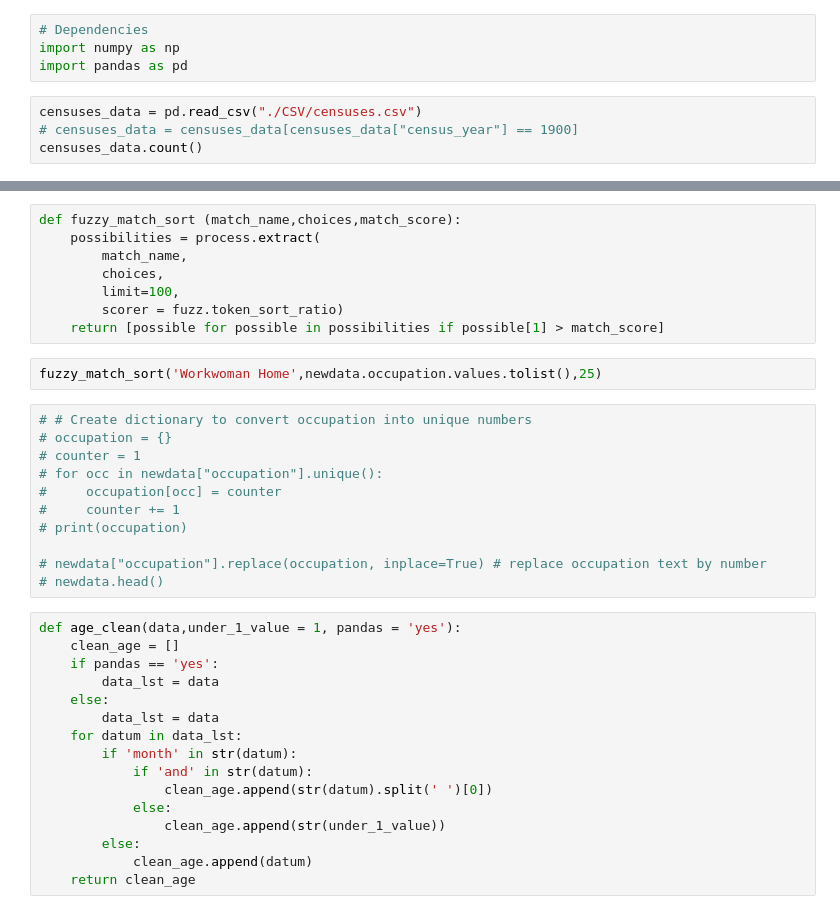
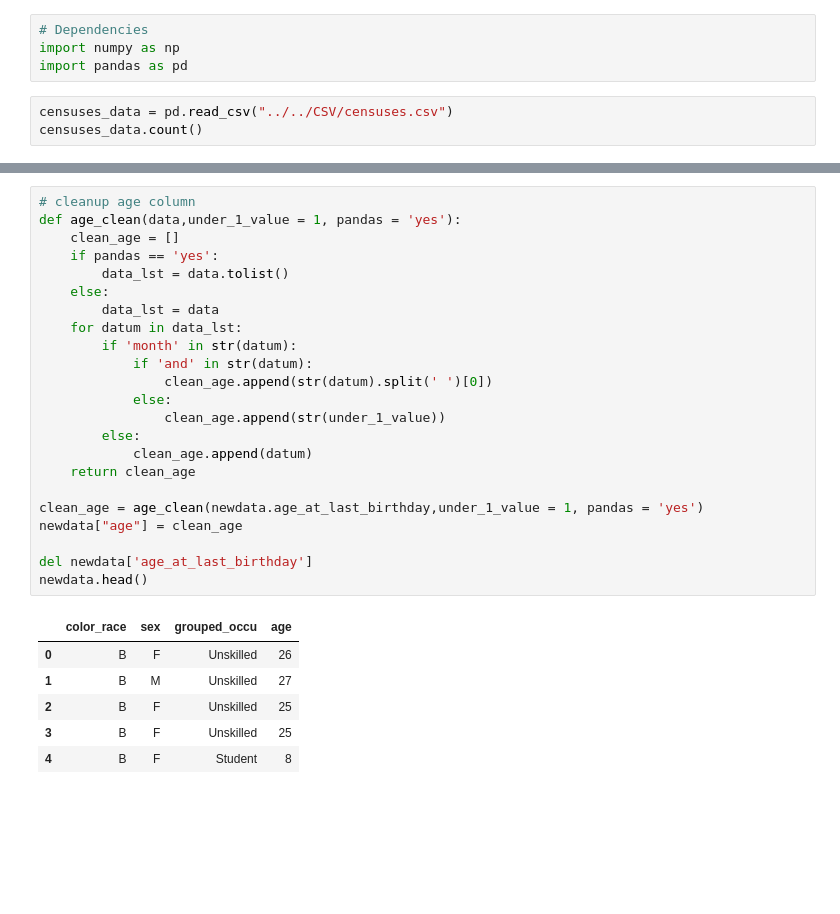
Before and after one commit to trivial-vector/Digital-Humanities, a Jupyter notebook: Data/Karika/Models/logistic regression_multioccu.ipynb, the cells around one changed output, grey strips where cells are left out. Cells and saved outputs as stored; diff of their text form; blank space fills up the shorter version.

```diff
--- a/Data/Karika/Models/logistic regression_multioccu.ipynb
+++ b/Data/Karika/Models/logistic regression_multioccu.ipynb
@@ -3,7 +3,6 @@
 import numpy as np
 import pandas as pd
 # %%
-censuses_data = pd.read_csv("./CSV/censuses.csv")
-# censuses_data = censuses_data[censuses_data["census_year"] == 1900]
+censuses_data = pd.read_csv("../../CSV/censuses.csv")
 censuses_data.count()
 # %% [output]
@@ -132,37 +47,30 @@ newdata.groupby(['corrected']).count()
-# %%
-def fuzzy_match_sort (match_name,choices,match_score):
-    possibilities = process.extract(
-        match_name,
-        choices,
-        limit=100,
-        scorer = fuzz.token_sort_ratio)
-    return [possible for possible in possibilities if possible[1] > match_score]
-# %%
-fuzzy_match_sort('Workwoman Home',newdata.occupation.values.tolist(),25)
-# %%
-# # Create dictionary to convert occupation into unique numbers
-# occupation = {}
-# counter = 1
-# for occ in newdata["occupation"].unique():
-#     occupation[occ] = counter
-#     counter += 1
-# print(occupation)
-
-# newdata["occupation"].replace(occupation, inplace=True) # replace occupation text by number
-# newdata.head()
 # %%
+# cleanup age column
 def age_clean(data,under_1_value = 1, pandas = 'yes'):
     clean_age = []
     if pandas == 'yes':
-        data_lst = data
+        data_lst = data.tolist()
     else:
         data_lst = data
     for datum in data_lst:
         if 'month' in str(datum):
             if 'and' in str(datum):
                 clean_age.append(str(datum).split(' ')[0])
             else:
                 clean_age.append(str(under_1_value))
         else:
             clean_age.append(datum)
     return clean_age
+
+clean_age = age_clean(newdata.age_at_last_birthday,under_1_value = 1, pandas = 'yes')
+newdata["age"] = clean_age
+
+del newdata['age_at_last_birthday']
+newdata.head()
+# %% [output]
+|  | color_race | sex | grouped_occu | age |
+| 0 | B | F | Unskilled | 26 |
+| 1 | B | M | Unskilled | 27 |
+| 2 | B | F | Unskilled | 25 |
+| 3 | B | F | Unskilled | 25 |
+| 4 | B | F | Student | 8 |
```
Also changed, not shown: parts of 30 cells of this notebook, 9 other files.
